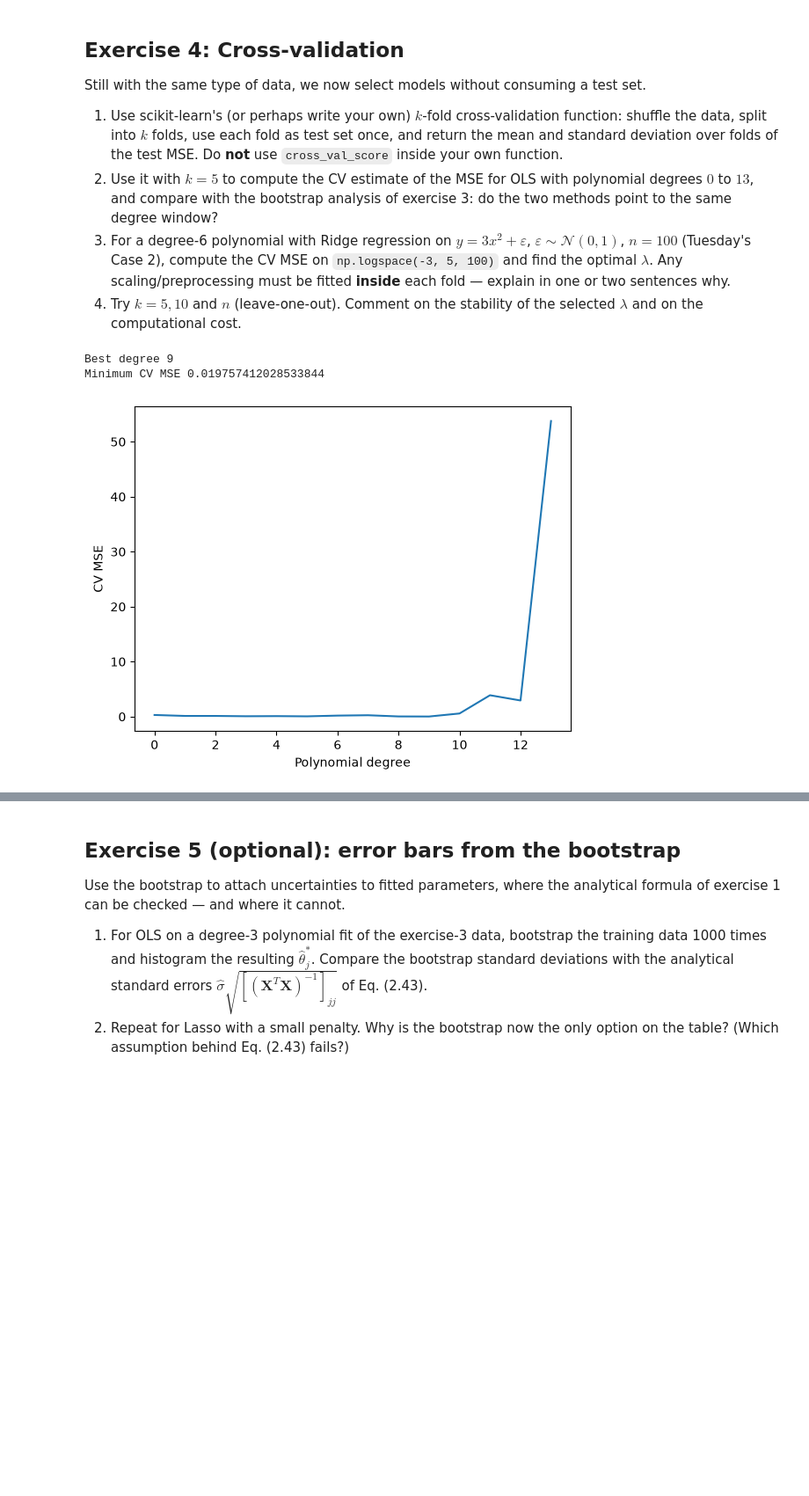
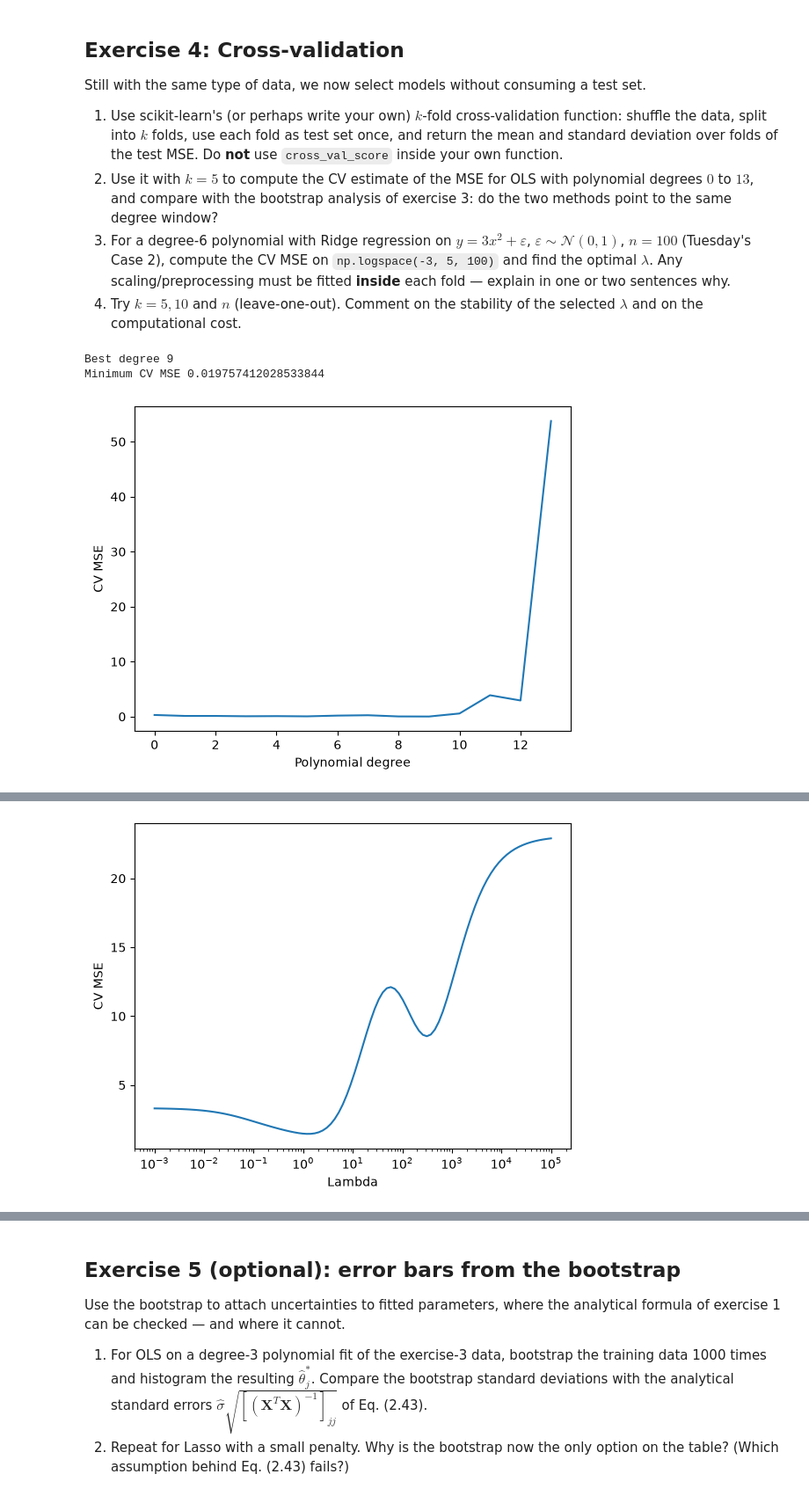
Before and after one commit to zejingw1998/FYS-STK4155, a Jupyter notebook: Week_exercises/Week_36/exercisesweek36.ipynb, the cells around one changed output, grey strips where cells are left out. Shown at 88% size. Saved outputs shown, nothing was run; the diff lists cells and outputs as text; code cells hidden in the pictures; blank space fills up the shorter version.

```diff
--- a/Week_exercises/Week_36/exercisesweek36.ipynb
+++ b/Week_exercises/Week_36/exercisesweek36.ipynb
@@ -611,12 +901,98 @@ score_Kfold = np.zeros((len(lambdas), 5))
 
 
 for i,lmb  in enumerate(lambdas):
-    for j, (train_inds, test_inds) in enumerate(kfold.split(x)):
+    for j, (train_inds, test_inds) in enumerate(kFold.split(x)):
         Xtrain = poly.fit_transform(x[train_inds][:,np.newaxis])
         Xtest =  poly.fit_transform(x[test_inds][:,np.newaxis])
-        scalar =StandardScaler().fit(Xtrain)
-        Xtrain_scalar = scalar_transform (x_train)
+          # Scaling fitted only on training fold
+        scaler = StandardScaler().fit(Xtrain)
+
+        Xtrain_scaled = scaler.transform(Xtrain)
+        Xtest_scaled = scaler.transform(Xtest)
+
+        # Ridge
         ridge = Ridge(alpha=lmb)
+
+        ridge.fit(Xtrain_scaled,y[train_inds])
+
+        y_pred = ridge.predict(Xtest_scaled)
+
+        # MSE
+        score_Kfold[i, j] = np.mean((y_pred - y[test_inds])**2)
+
+
+# Mean CV MSE for each lambda
+cv_mean = np.mean(score_Kfold, axis=1)
+
+# Find optimal lambda
+best_index = np.argmin(cv_mean)
+best_lambda = lambdas[best_index]
+
+print("Optimal lambda:", best_lambda)
+print("Minimum CV MSE:", cv_mean[best_index])
+
+
+# Plot
+
+plt.plot(lambdas, cv_mean)
+
+plt.xscale("log")
+
+plt.xlabel("Lambda")
+plt.ylabel("CV MSE")
+
+plt.show()
+
+#Conclusion
+#The optimal lambda is approximately 1.18, with a minimum CV MSE of about 1.46.
+#The scaler must be fitted only on the training fold to avoid data leakage from the test fold.
+
+
+#Part 4
+
+# We assume k equal 5 10 100
+
+for k in [5,10,100]:
+    kFold = KFold(n_splits=k,shuffle=True,random_state=2026)
+    scores = np.zeros((len(lambdas),k))
+    for  i , lmb in enumerate(lambdas):
+        for j, (train_inds, test_inds) in enumerate(kFold.split(x)):
+
+            Xtrain = poly.fit_transform(x[train_inds][:,np.newaxis])
+            Xtest = poly.transform(x[test_inds][:,np.newaxis])
+          # Scaling fitted only on training fold
+            scaler = StandardScaler().fit(Xtrain)
+
+            Xtrain_scaled = scaler.transform(Xtrain)
+            Xtest_scaled = scaler.transform(Xtest)
+
+        # Ridge
+            ridge = Ridge(alpha=lmb)
+
+            ridge.fit(Xtrain_scaled,y[train_inds])
+
+            y_pred = ridge.predict(Xtest_scaled)
+
+        # MSE
+            scores[i, j]  = np.mean((y_pred - y[test_inds])**2)
+
+
+
+    # Mean CV MSE for each lambda
+    cv_mean = np.mean(scores, axis=1)
+
+    # Find optimal lambda
+    best_index = np.argmin(cv_mean)
+    best_lambda = lambdas[best_index]
+
+    print("k =", k)
+    print("Optimal lambda:", best_lambda)
+    print("Minimum CV MSE:", cv_mean[best_index])
+    print()
+
+# Conclusion
+
+# The optimal lambda changes only slightly when k increases, and the CV MSE stays almost the same.
 # %% [output]
 Best degree 9
 Minimum CV MSE 0.019757412028533844
@@ -623,0 +1002 @@ Minimum CV MSE 0.019757412028533844
+[figure, added]
```
Also changed, not shown: parts of 4 cells of this notebook.
